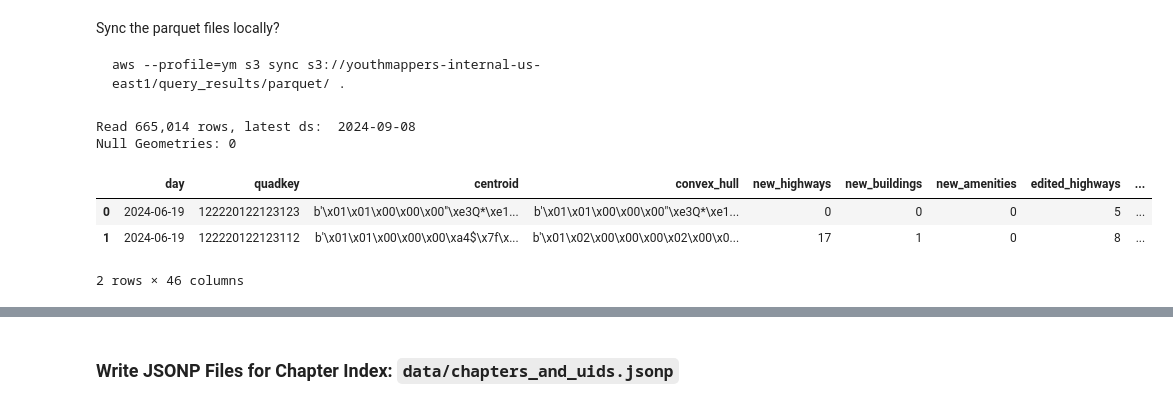
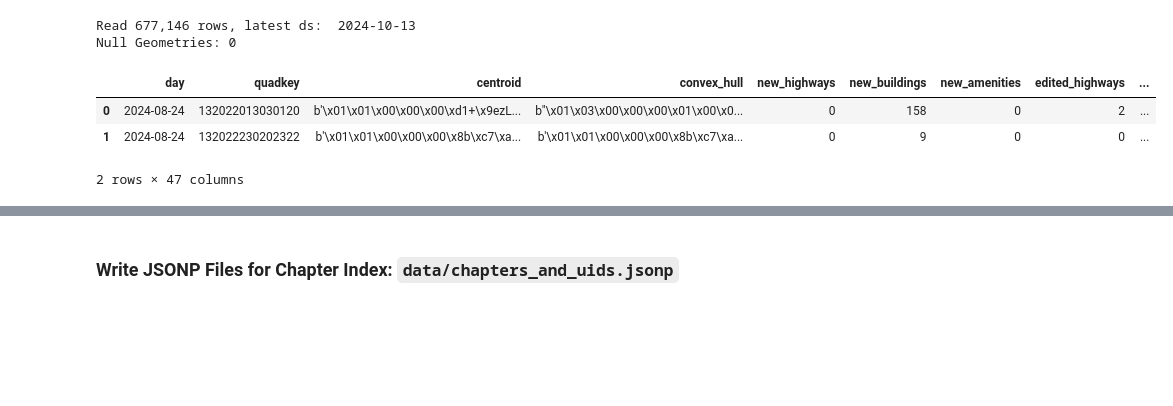
Before and after one commit to youthmappers/activity-dashboard-backend, a Jupyter notebook: Process Daily YM Stats Parquet Files.ipynb, the cells around one changed output, grey strips where cells are left out. Cells and saved outputs as stored; diff of their text form; code cells hidden in the pictures; blank space fills up the shorter version.

````diff
--- a/Process Daily YM Stats Parquet Files.ipynb
+++ b/Process Daily YM Stats Parquet Files.ipynb
@@ -3,9 +3,4 @@ import os, sys, json, shapely
 os.environ['USE_PYGEOS'] = '0'
 from datetime import date, datetime
 import pandas as pd; import numpy as np; import geopandas as gpd
-# %% [markdown]
-Sync the parquet files locally?
-```bash
-aws --profile=ym s3 sync s3://youthmappers-internal-us-east1/query_results/parquet/ .
-```
 # %%
@@ -13,20 +8,20 @@ DATE = '2024-09-16'
 # %%
-df = pd.read_parquet(f"parquet/ds={DATE}")
+df = pd.read_parquet(f"ym_{DATE}.parquet")
 df = df.rename(columns={'_day':'day'})
 df['highways']      = df['new_highways']  + df['edited_highways']
 df['buildings']     = df['new_buildings'] + df['edited_buildings']
 df['amenities']     = df['new_amenities'] + df['edited_amenities']
 df['all_feats']     = df['new_features']  + df['edited_features']
 print(f"Read {len(df):,} rows, latest ds: ", df.day.max())
 print(f"Null Geometries: {len(df[pd.isnull(df.centroid)])}")
 df.head(2)
 # %% [output]
-Read 665,014 rows, latest ds:  2024-09-08
+Read 677,146 rows, latest ds:  2024-10-13
 Null Geometries: 0
 |  | day | quadkey | centroid | convex_hull | new_highways | new_buildings | new_amenities | edited_highways | ... |
-| 0 | 2024-06-19 | 122220122123123 | b'\x01\x01\x00\x00\x00"\xe3Q*\xe1... | b'\x01\x01\x00\x00\x00"\xe3Q*\xe1... | 0 | 0 | 0 | 5 | ... |
-| 1 | 2024-06-19 | 122220122123112 | b'\x01\x01\x00\x00\x00\xa4$\x7f\x... | b'\x01\x02\x00\x00\x00\x02\x00\x0... | 17 | 1 | 0 | 8 | ... |
+| 0 | 2024-08-24 | 132022013030120 | b'\x01\x01\x00\x00\x00\xd1+\x9ezL... | b"\x01\x03\x00\x00\x00\x01\x00\x0... | 0 | 158 | 0 | 2 | ... |
+| 1 | 2024-08-24 | 132022230202322 | b'\x01\x01\x00\x00\x00\x8b\xc7\xa... | b'\x01\x01\x00\x00\x00\x8b\xc7\xa... | 0 | 9 | 0 | 0 | ... |
-2 rows × 46 columns
+2 rows × 47 columns
 # %%
 # Drop NULL centroid geometries
 df = pd.DataFrame(df[pd.notnull(df.centroid)])
````
Also changed, not shown: parts of 16 cells of this notebook, 2 other files.
